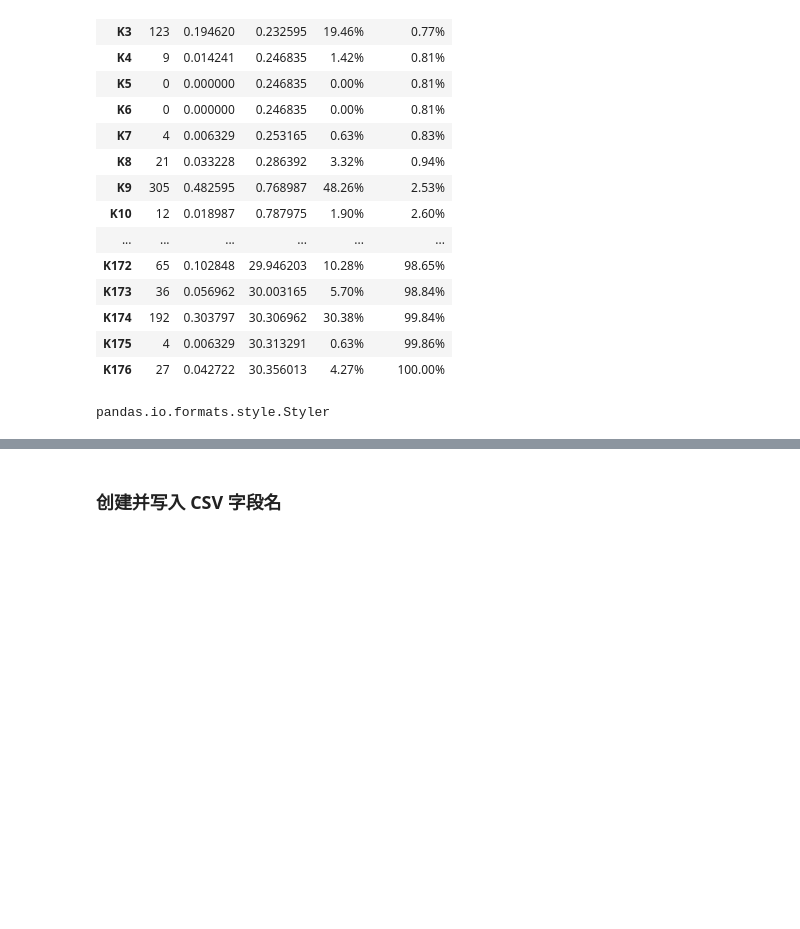
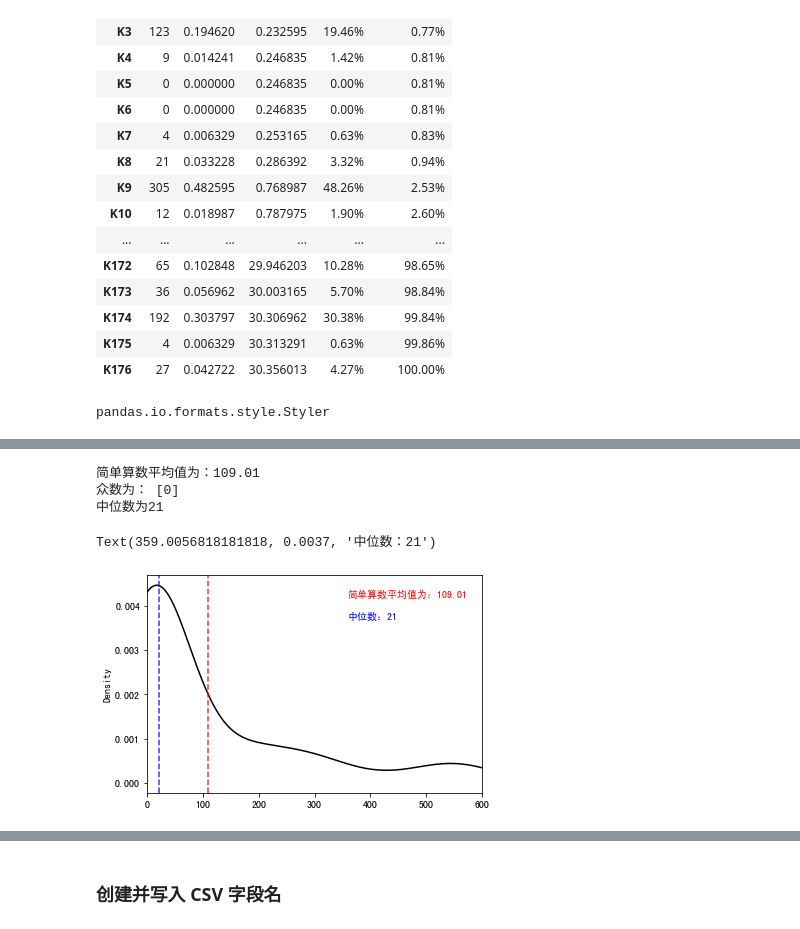
Before and after one commit to Eleanorbai/rulesAndError_to_knowledge, a Jupyter notebook: clean_data_to_draw_pic(knowledge).ipynb, the cells around one changed output, grey strips where cells are left out. Cells and saved outputs as stored; diff of their text form; code cells hidden in the pictures; blank space fills up the shorter version.

```diff
--- a/clean_data_to_draw_pic.ipynb
+++ b/clean_data_to_draw_pic(knowledge).ipynb
@@ -584,0 +632,7 @@ AttributeError: 'Styler' object has no attribute 'plot'
+# %%
+# 把字典转换成 dataframe
+
+import pandas as pd
+# 使用 DataFrame.from_dict 函数，将字典变成 dataframe
+df_knowledge_fre = pd.DataFrame.from_dict(dict_knowledge_fre, orient='index')
+print(df_knowledge_fre)
@@ -584,0 +654,12 @@ AttributeError: 'Styler' object has no attribute 'plot'
+# %%
+# 给 dataframe 加列名
+temp = pd.DataFrame(df_knowledge_fre)
+print(temp)
+################################# 英文字段名 #####################################
+# temp.columns = [ "Frequency"]
+# print(temp)
+# print(temp['Frequency'].sum())
+################################# 中文字段名 #####################################
+temp.columns = [ "频数"]
+print(temp)
+print(temp['频数'].sum())
@@ -584,0 +689,30 @@ AttributeError: 'Styler' object has no attribute 'plot'
+# %%
+mean = temp['频数'].mean()
+print('简单算数平均值为：%.2f' % mean)
+
+# 众数是一组数据中出现次数最多的数，这里可能返回多个值
+m = temp['频数'].mode()
+print('众数为：',m.tolist())
+
+# 中位数指将总体各单位标志按照大小顺序排列后，中间位置的数字
+med = temp['频数'].median()
+print('中位数为%i' % med)
+
+# 画图
+# 密度曲线 kind = 'kde'（kind = 'bar' 直方图）
+temp['频数'].plot(kind = 'kde',style = '-k',grid = False, xticks=[0,100,200,300,400,500,600])
+plt.xlim(left=0, right=600)
+
+# 简单算数平均值
+plt.axvline(mean,color='r',linestyle="--",alpha=0.8)
+plt.text(mean + 250,0.0042,'简单算数平均值为：%.2f' % mean, color = 'r')
+
+# 中位数
+plt.axvline(med,color='b',linestyle="--",alpha=0.8,fillstyle='full')
+plt.text(mean + 250,0.0037,'中位数：%i' % med, color = 'b')
+# %% [output]
+简单算数平均值为：109.01
+众数为： [0]
+中位数为21
+Text(359.0056818181818, 0.0037, '中位数：21')
+[figure, added]
```
Also changed, not shown: parts of 22 cells of this notebook, 1 other file.
